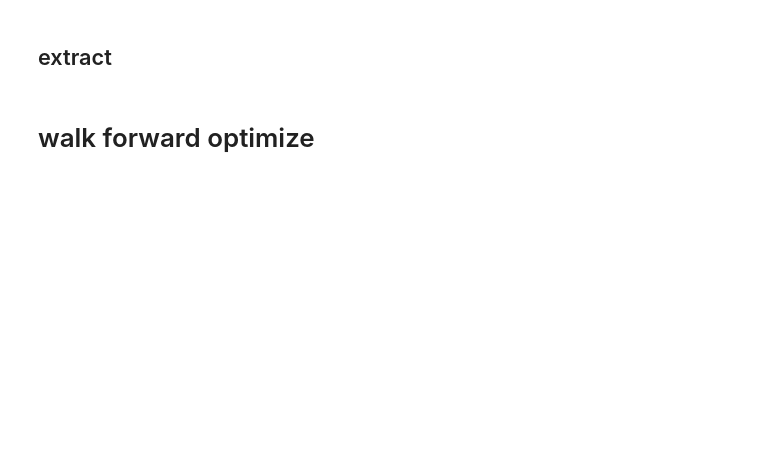
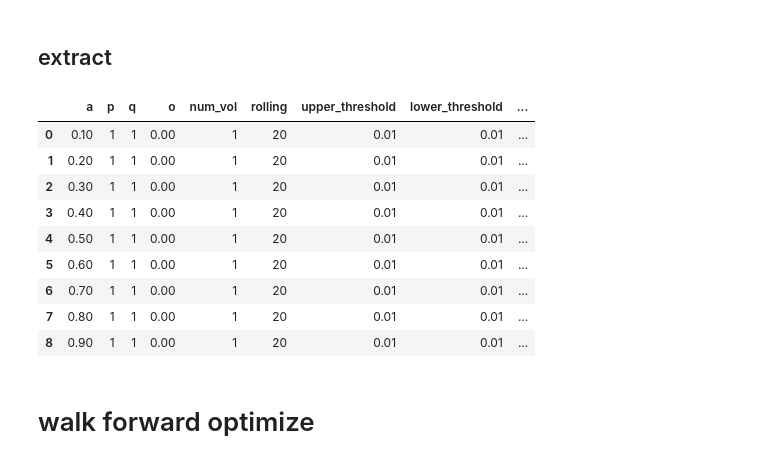
Before and after one commit to Xin95172/Quant_idea, a Jupyter notebook: optimal.ipynb, the cells around one changed output. Cells and saved outputs as stored; diff of their text form; code cells hidden in the pictures; blank space fills up the shorter version.

```diff
--- a/optimal.ipynb
+++ b/optimal.ipynb
@@ -15,7 +15,7 @@ pd.set_option('display.float_format', '{:.2f}'.format)
 # %% [markdown]
 ## 資料DataFrame
 # %%
-df = yfin.download('^TWII', start = '2023-5-1', end = '2024-7-30')
+df = yfin.download('^TWII', start = '2011-1-7', end = '2017-12-30')
 df.columns = ['open', 'high', 'low', 'close', 'adj_close', 'volume']
 # %% [output]
 [*********************100%%**********************]  1 of 1 completed
@@ -253,37 +253,38 @@ def llt_strategy(df, fund, feePaid, a, p, q, o, rolling, num_vol, upper_threshol
 # %% [markdown]
 # calculate metrics
 # %%
-def calculate_metrics(ret_df, equity):
+def calculate_metrics(ret_df, equity, fund, risk_free_rate = 0.04/252):
     duration = (equity.index[-1] - equity.index[0]).days
-    risk_free_rate = 0.04/252
     equity['equity'] = equity['profitfee'] + fund
     equity['drawdown_percent'] = (equity['equity']/equity['equity'].cummax()) - 1
     equity['drawdown'] = equity['equity'] - equity['equity'].cummax()
     profit = equity['profitfee'].iloc[-1]
     ret = equity['equity'].iloc[-1]/equity['equity'].iloc[0] - 1
     mdd = abs(equity['drawdown_percent'].min())
-    calmarRatio = ret / mdd
+    calmarRatio = ret / mdd if mdd != 0 else None
     tradeTimes = min((ret_df['buy'] > 0).sum(), (ret_df['sell'] > 0).sum()) + min((ret_df['sellshort'] > 0).sum(), (ret_df['buytocover'] > 0).sum())
-    winRate = len([i for i in ret_df['profit_fee_list_realized'] if i > 0]) / tradeTimes
+    winRate = len([i for i in ret_df['profit_fee_list_realized'] if i > 0]) / tradeTimes if tradeTimes != 0 else None
     try:
         profitFactor = sum([i for i in ret_df['profit_fee_list_realized'] if i>0]) / abs(sum([i for i in ret_df['profit_fee_list_realized'] if i < 0]))
     except:
         profitFactor = None
     mean_ret = ret_df['profit_list'].mean()
     std_ret = ret_df['profit_list'].std()
-    sharp = (mean_ret - risk_free_rate) / std_ret
+    sharp = (mean_ret - risk_free_rate) / std_ret if std_ret != 0 else None
 
-    return {
-        'Duration' :  duration,
-        'Profit': profit,
-        'Return': ret,
-        'Max DrawDown': mdd,
-        'Caimar Ratio': calmarRatio,
-        'Trade Times': tradeTimes,
-        'Win Rate': winRate,
-        'Profit Factor': profitFactor,
+    metrics = {
+        'duration' :  duration,
+        'profit': profit,
+        'return': ret,
+        'max_drawdown': mdd,
+        'caimar_ratio': calmarRatio,
+        'trade_times': tradeTimes,
+        'win_rate': winRate,
+        'profit_factor': profitFactor,
         'sharp_ratio': sharp
     }
+
+    return metrics
 # %% [markdown]
 # optimize
 # %%
@@ -328,17 +344,17 @@ a = np.arange(0.1, 1, 0.1)
 p = 1
 q = 1
 # o = np.arange(0, 0.1, 0.01)
-o = 0
+o = np.arange(0, 0.1, 0.1)
 num_vol = 1
 rolling = 20
 # upper_threshold = np.arange(0.01, 0.1, 0.01)
 # lower_threshold = np.arange(0.01, 0.1, 0.01)
 # retrace_u_threshold = np.arange(0.01, 0.1, 0.01)
 # retrace_l_threshold = np.arange(0.01, 0.1, 0.01)
-upper_threshold = 0.5
-lower_threshold = 0.5
-retrace_u_threshold = 0.5
-retrace_l_threshold = 0.5
+upper_threshold = np.arange(0.01, 0.02, 0.01)
+lower_threshold = np.arange(0.01, 0.02, 0.01)
+retrace_u_threshold = np.arange(0.01, 0.02, 0.01)
+retrace_l_threshold = np.arange(0.01, 0.02, 0.01)
 fund = 1000000
 feePaid = 600
 # %% [markdown]
@@ -361,5 +391,18 @@ def extract_best_params(results_df, optimize_indicator, metric_column = 'metrics
     best_params = sorted_df.iloc[0].to_dict()
     return best_params
+# %%
+results_df
+# %% [output]
+|  | a | p | q | o | num_vol | rolling | upper_threshold | lower_threshold | ... |
+| 0 | 0.10 | 1 | 1 | 0.00 | 1 | 20 | 0.01 | 0.01 | ... |
+| 1 | 0.20 | 1 | 1 | 0.00 | 1 | 20 | 0.01 | 0.01 | ... |
+| 2 | 0.30 | 1 | 1 | 0.00 | 1 | 20 | 0.01 | 0.01 | ... |
+| 3 | 0.40 | 1 | 1 | 0.00 | 1 | 20 | 0.01 | 0.01 | ... |
+| 4 | 0.50 | 1 | 1 | 0.00 | 1 | 20 | 0.01 | 0.01 | ... |
+| 5 | 0.60 | 1 | 1 | 0.00 | 1 | 20 | 0.01 | 0.01 | ... |
+| 6 | 0.70 | 1 | 1 | 0.00 | 1 | 20 | 0.01 | 0.01 | ... |
+| 7 | 0.80 | 1 | 1 | 0.00 | 1 | 20 | 0.01 | 0.01 | ... |
+| 8 | 0.90 | 1 | 1 | 0.00 | 1 | 20 | 0.01 | 0.01 | ... |
 # %% [markdown]
 # walk forward optimize
 # %%
```
Also changed, not shown: parts of 10 cells of this notebook, 3 other files.
